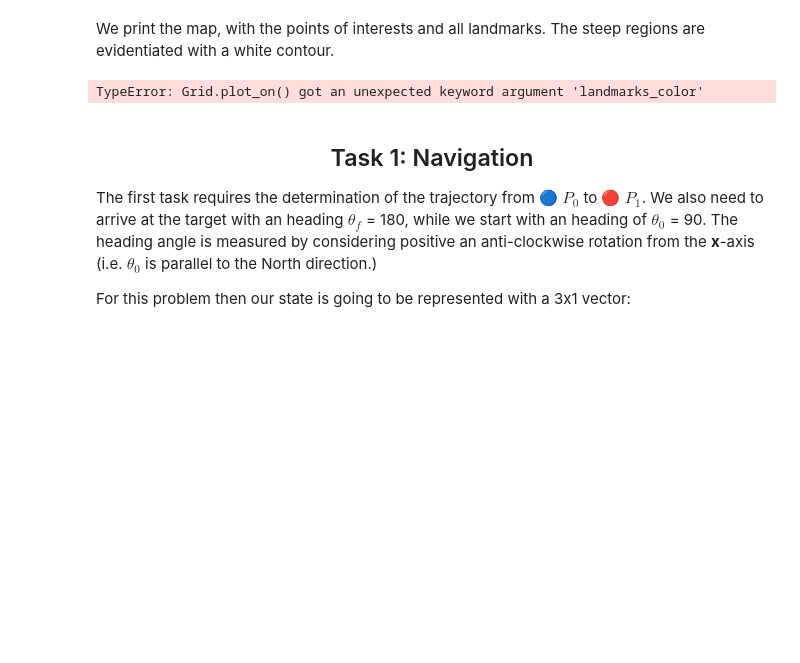
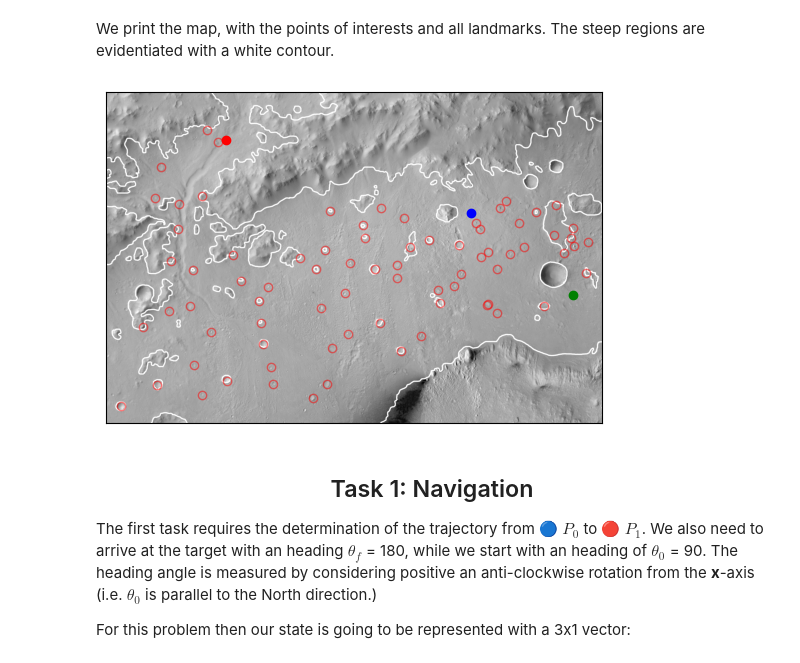
Before and after one commit to Meoli96/Robotic-pathfinding, a Jupyter notebook: main.ipynb, the cells around one changed output. Cells and saved outputs as stored; diff of their text form; code cells hidden in the pictures; blank space fills up the shorter version.

```diff
--- a/main.ipynb
+++ b/main.ipynb
@@ -68,9 +68,13 @@ maxVel = 0.04; # [m/s] maximum velocity of the rover
 LAxis = 3; # [m] length of the rover wheel axis
 
 # Points of interest
-P0 = (42.38*10**3, 11.59*10**3)
-P1 = (33.07*10**3, 19.01*10**3)
-P2 = (10.87*10**3, 25.67*10**3)
+P0 = np.array([42.38*10**3, 11.59*10**3])
+P1 = np.array([33.07*10**3, 19.01*10**3])
+P2 = np.array([10.87*10**3, 25.67*10**3])
+
+P0p = Path(P0, 'go')
+P1p = Path(P1, 'bo')
+P2p = Path(P2, 'ro')
 
 ### load data from csv file
 # landmarks coordinates
@@ -91,10 +95,10 @@ mars_grid = Grid(xlim = 45000, ylim = 30000, res = 10,
 # %% [markdown]
 We print the map, with the points of interests and all landmarks. The steep regions are evidentiated with a white contour.
 # %%
-mars_grid.plot_on([P0,P1,P2], landmarks=True, landmarks_color='bo')
+mars_grid.plot_on([P0p,P1p,P2p], landmarks=True)
 plt.show()
 # %% [output]
-TypeError: Grid.plot_on() got an unexpected keyword argument 'landmarks_color'
+[figure, added]
 # %% [markdown]
 <h2><center> Task 1: Navigation </center></h2>
 
```
Also changed, not shown: parts of 12 cells of this notebook, 3 other files.
